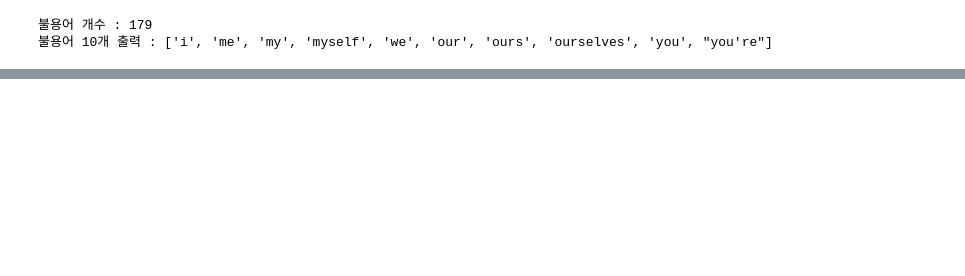
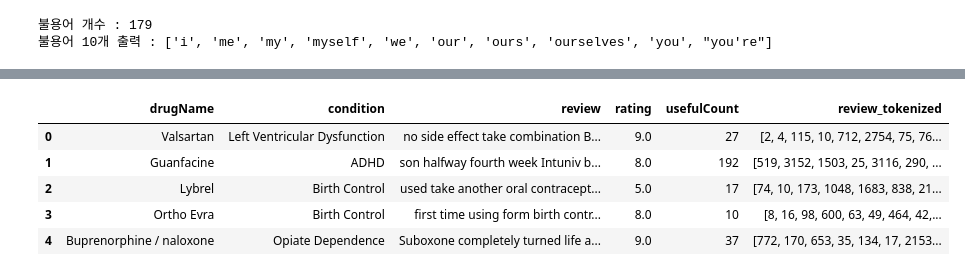
Before and after one commit to 2j0123/Drug-Review-Data-Predictions-Drug-Name, a Jupyter notebook: WASSUP_TEAM7_2.ipynb, the cells around one changed output, grey strips where cells are left out. Saved outputs shown, nothing was run; the diff lists cells and outputs as text; code cells hidden in the pictures; blank space fills up the shorter version.

```diff
--- a/WASSUP_TEAM7_2.ipynb
+++ b/WASSUP_TEAM7_2.ipynb
@@ -393,0 +518,9 @@ for word in word_tokens:
+# %%
+df.head()
+# %% [output]
+|  | drugName | condition | review | rating | usefulCount | review_tokenized |
+| 0 | Valsartan | Left Ventricular Dysfunction | no side effect take combination B... | 9.0 | 27 | [2, 4, 115, 10, 712, 2754, 75, 76... |
+| 1 | Guanfacine | ADHD | son halfway fourth week Intuniv b... | 8.0 | 192 | [519, 3152, 1503, 25, 3116, 290, ... |
+| 2 | Lybrel | Birth Control | used take another oral contracept... | 5.0 | 17 | [74, 10, 173, 1048, 1683, 838, 21... |
+| 3 | Ortho Evra | Birth Control | first time using form birth contr... | 8.0 | 10 | [8, 16, 98, 600, 63, 49, 464, 42,... |
+| 4 | Buprenorphine / naloxone | Opiate Dependence | Suboxone completely turned life a... | 9.0 | 37 | [772, 170, 653, 35, 134, 17, 2153... |
```
Also changed, not shown: parts of 13 cells of this notebook.
